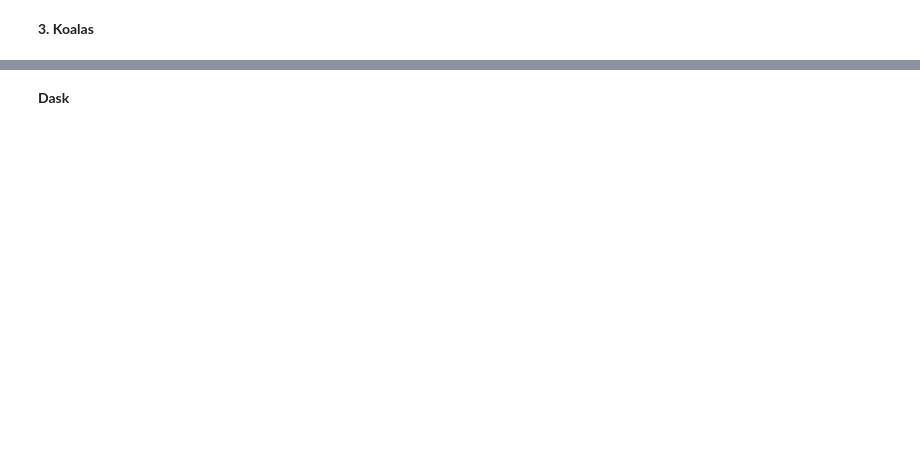
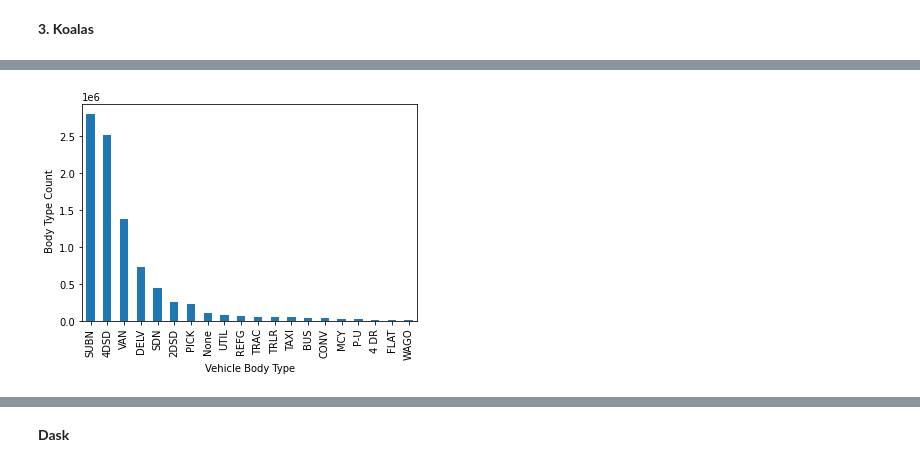
Before and after one commit to drshahizan/Python-big-data, a Jupyter notebook: Project/SIX/Final_project_hpdp.ipynb, the cells around one changed output, grey strips where cells are left out. Cells and saved outputs as stored; diff of their text form; code cells hidden in the pictures; blank space fills up the shorter version.

```diff
--- a/Project/SIX/Final_project_hpdp.ipynb
+++ b/Project/SIX/Final_project_hpdp.ipynb
@@ -741,0 +759,25 @@ interesting statistics for numeric columns
+# %%
+def barplot(dfs, col, lim=10, yname=None):
+
+    '''
+    This function makes a bar plot for the Spark dataframe df
+    for categorical column col only selecting top categories
+    as specified by lim.
+    '''
+
+    # Grouping by the categories, counting on each categories
+    # and ordering them by the count
+    classes = dfs.groupBy(col).count().orderBy('count', ascending=False)
+
+    # Take first 'lim' number of rows and convert to pandas
+    pd_df = classes.limit(lim).toPandas()
+
+    # Making plot
+    pd_df.plot(kind='bar', x=col, legend=False)
+    plt.ylabel(yname)
+    plt.show()
+# %%
+%%time
+barplot(dfs, 'Vehicle Body Type', lim=20, yname=' Body Type Count')
+# %% [output]
+[figure, added]
```
Also changed, not shown: parts of 98 cells of this notebook.
